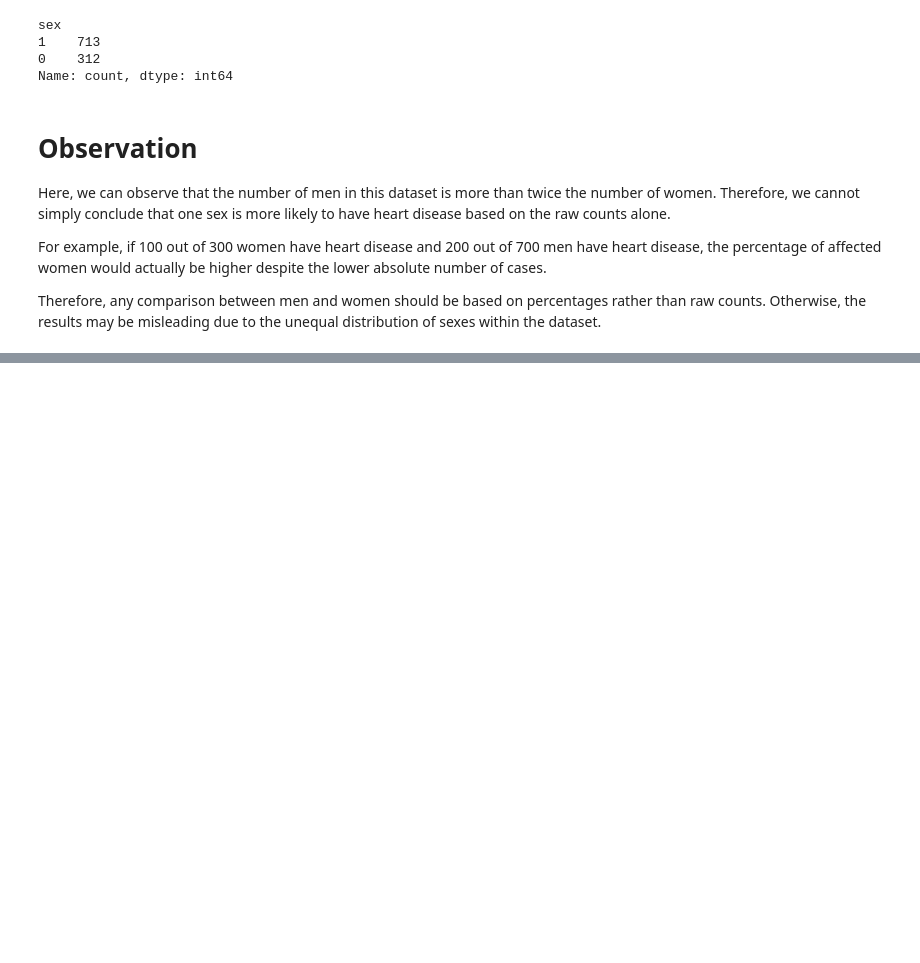
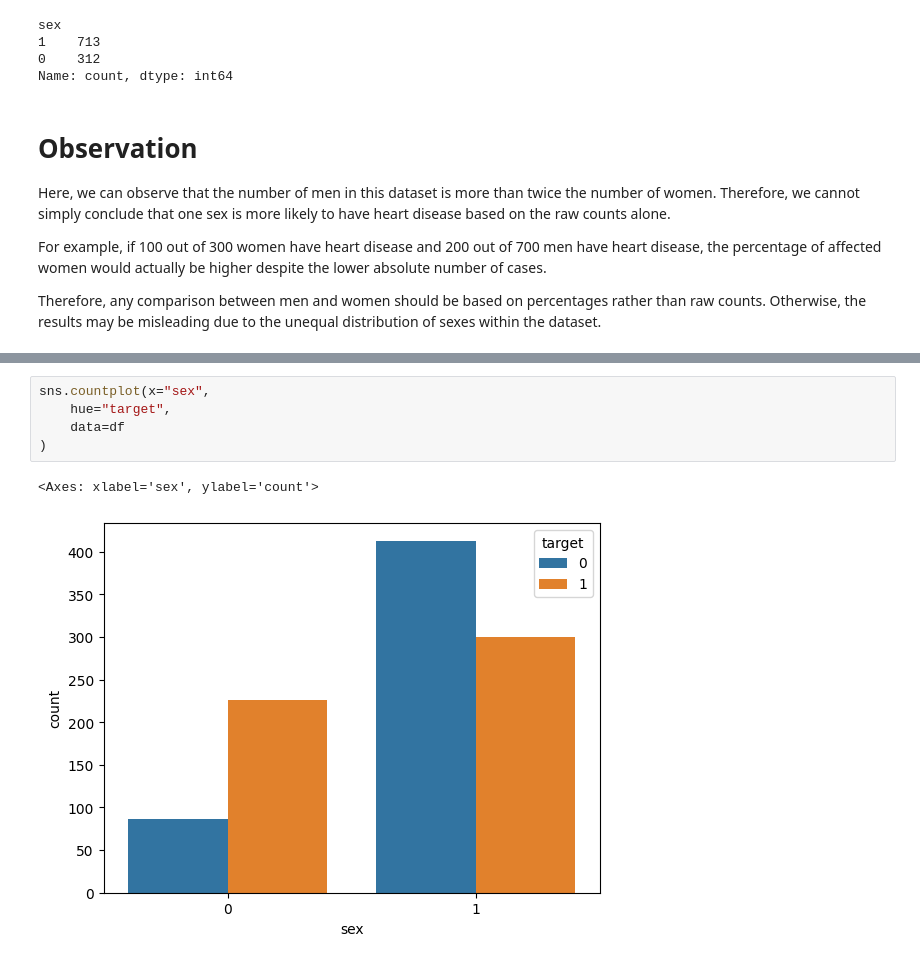
Before and after one commit to Wassiemkahlawi/heart-disease-ml-analysis, a Jupyter notebook: notebooks/01_eda.ipynb, the cells around one changed output, grey strips where cells are left out. Saved outputs shown, nothing was run; the diff lists cells and outputs as text; blank space fills up the shorter version.

```diff
--- a/notebooks/01_eda.ipynb
+++ b/notebooks/01_eda.ipynb
@@ -326,0 +338,8 @@ Therefore, any comparison between men and women should be based on percentages r
+# %%
+sns.countplot(x="sex",
+    hue="target",
+    data=df
+)
+# %% [output]
+<Axes: xlabel='sex', ylabel='count'>
+[figure, added]
```
Also changed, not shown: parts of 2 cells of this notebook.
